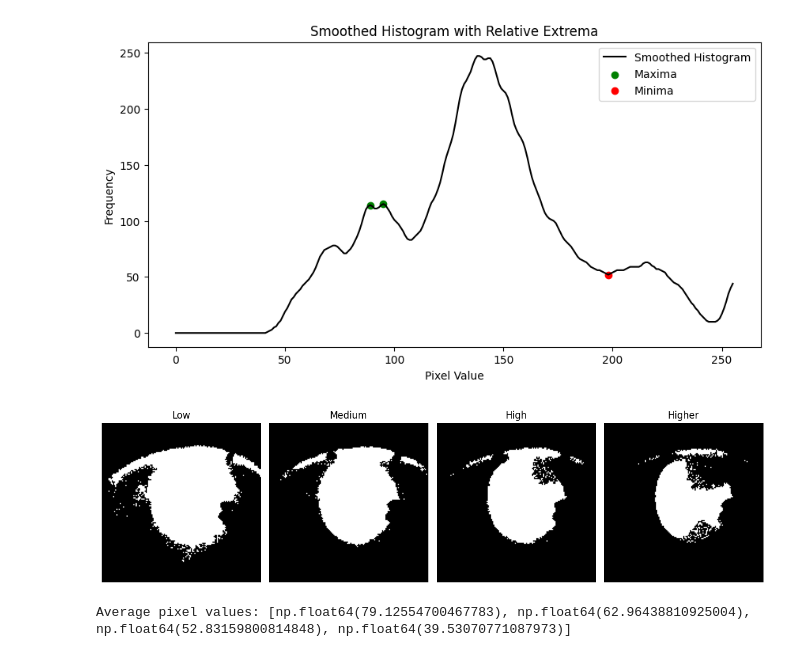
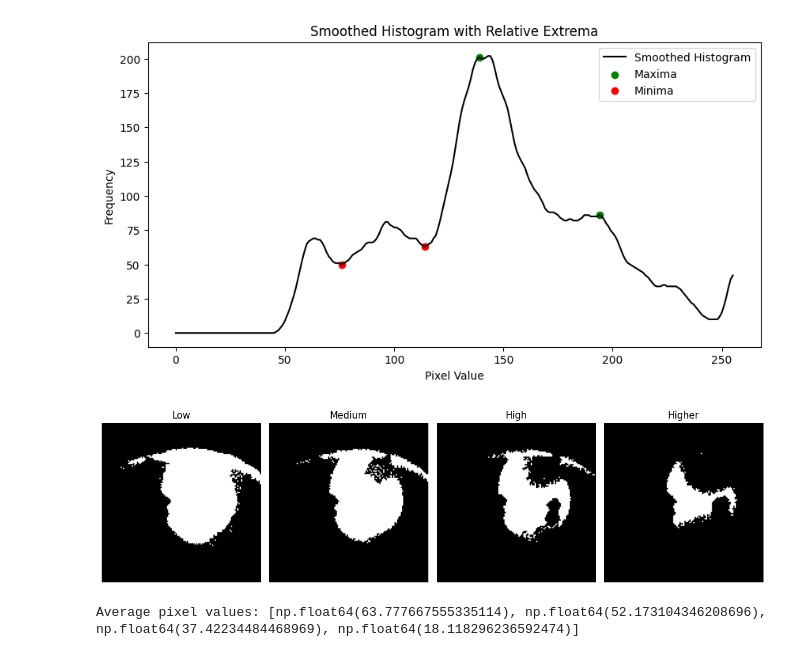
Before and after one commit to natejly/Pupil, a Jupyter notebook: athresh.ipynb, the cells around one changed output. Saved outputs shown, nothing was run; the diff lists cells and outputs as text; code cells hidden in the pictures.

```diff
--- a/athresh.ipynb
+++ b/athresh.ipynb
@@ -7,7 +7,7 @@ import matplotlib.pyplot as plt
 from scipy.ndimage import gaussian_filter1d
 from scipy.signal import argrelextrema
 # 1. Load and crop
-path = "output/1089.png"
+path = "output/490.png"
 eye_crop = cv2.imread(path)
 
 # show the cropped image
@@ -41,9 +41,9 @@ hist, bin_edges = np.histogram(eye_gray.ravel(), bins=256, range=(0, 256))
 smoothed = gaussian_filter1d(hist, sigma=3)
 
 # Identify relative maxima and minima
-maxima = argrelextrema(smoothed, np.greater)[0]
-minima = argrelextrema(smoothed, np.less)[0]
-
+diff = np.diff(np.sign(np.diff(smoothed)))
+maxima = np.where(diff == -2)[0] + 1
+minima = np.where(diff == 2)[0] + 1
 # Plot results
 plt.figure(figsize=(10, 5))
 plt.plot(smoothed, label='Smoothed Histogram', color='black')
@@ -55,12 +55,12 @@ plt.ylabel('Frequency')
 plt.legend()
 plt.show()
 # %% [output]
-[figure, old version]
+[figure, new version]
 # %%
 eye_gray = cv2.cvtColor(eye_crop, cv2.COLOR_BGR2GRAY)
-athresh = maxima[0]  # Filter out negative minima
+athresh = minima[0]  # Filter out negative minima
 # Define three threshold values
-thresholds = [athresh+30, athresh+20, athresh+10, athresh]  # Low, Medium, High
+thresholds = [athresh+35, athresh+25, athresh+15, athresh-5]  # Low, Medium, High
 # thresholds = [15, 20, 25]  # Low, Medium, High
 titles = ['Low', 'Medium', 'High', 'Higher']
 images = []
@@ -71,32 +71,32 @@ for t in thresholds:
     # Apply binary inverse threshold
     _, eye_thresh = cv2.threshold(eye_gray, t, 255, cv2.THRESH_BINARY_INV)
 
     # Fill holes using flood fill
     h, w = eye_thresh.shape
     mask = np.zeros((h + 2, w + 2), np.uint8)
     flood = eye_thresh.copy()
     cv2.floodFill(flood, mask, (0, 0), 255)
     flood_inv = cv2.bitwise_not(flood)
     eye_thresh_filled = cv2.bitwise_or(eye_thresh, flood_inv)
     # eye_thresh_filled = cv2.morphologyEx(eye_thresh_filled, cv2.MORPH_CLOSE, np.zeros((3, 3), np.uint8))
     # eye_thresh_filled = cv2.morphologyEx(eye_thresh_filled, cv2.MORPH_OPEN, np.ones((3, 3), np.uint8))
     images.append(eye_thresh_filled)
     x_hist = np.sum(eye_thresh_filled, axis=0)
     hists.append(x_hist)
     # get and store average color of the image
     avg_color = np.mean(eye_thresh_filled)
     avgs.append(avg_color)
 
 # Plot the images side by side
 plt.figure(figsize=(12, 4))
 for i in range(4):
     plt.subplot(1, 4, i + 1)
     plt.imshow(images[i], cmap='gray')
     plt.title(titles[i])
     plt.axis('off')
 plt.tight_layout()
 plt.show()
 print("Average pixel values:", avgs)
 # %% [output]
-[figure, old version]
+[figure, new version]
-Average pixel values: [np.float64(79.12554700467783), np.float64(62.96438810925004), np.float64(52.83159800814848), np.float64(39.53070771087973)]
+Average pixel values: [np.float64(63.777667555335114), np.float64(52.173104346208696), np.float64(37.42234484468969), np.float64(18.118296236592474)]
```
Also changed, not shown: parts of 4 cells of this notebook, 3 other files.
